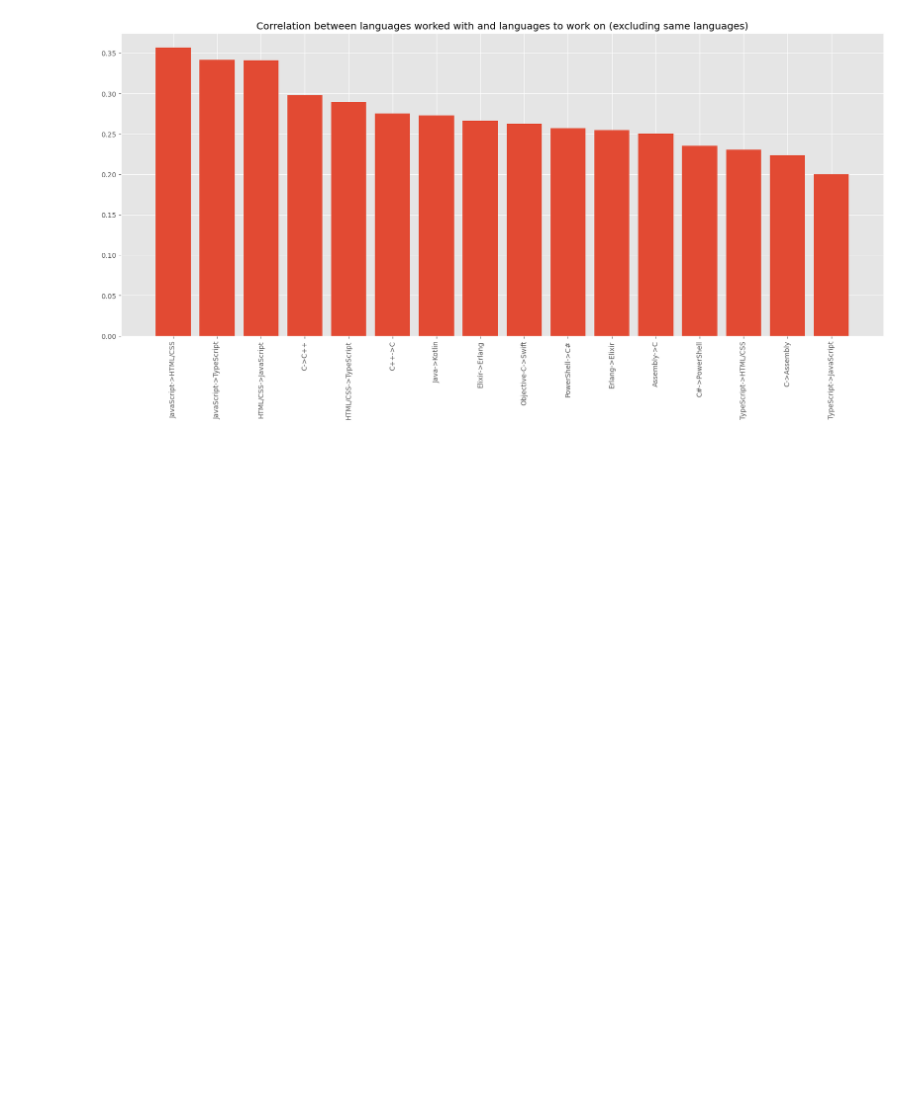
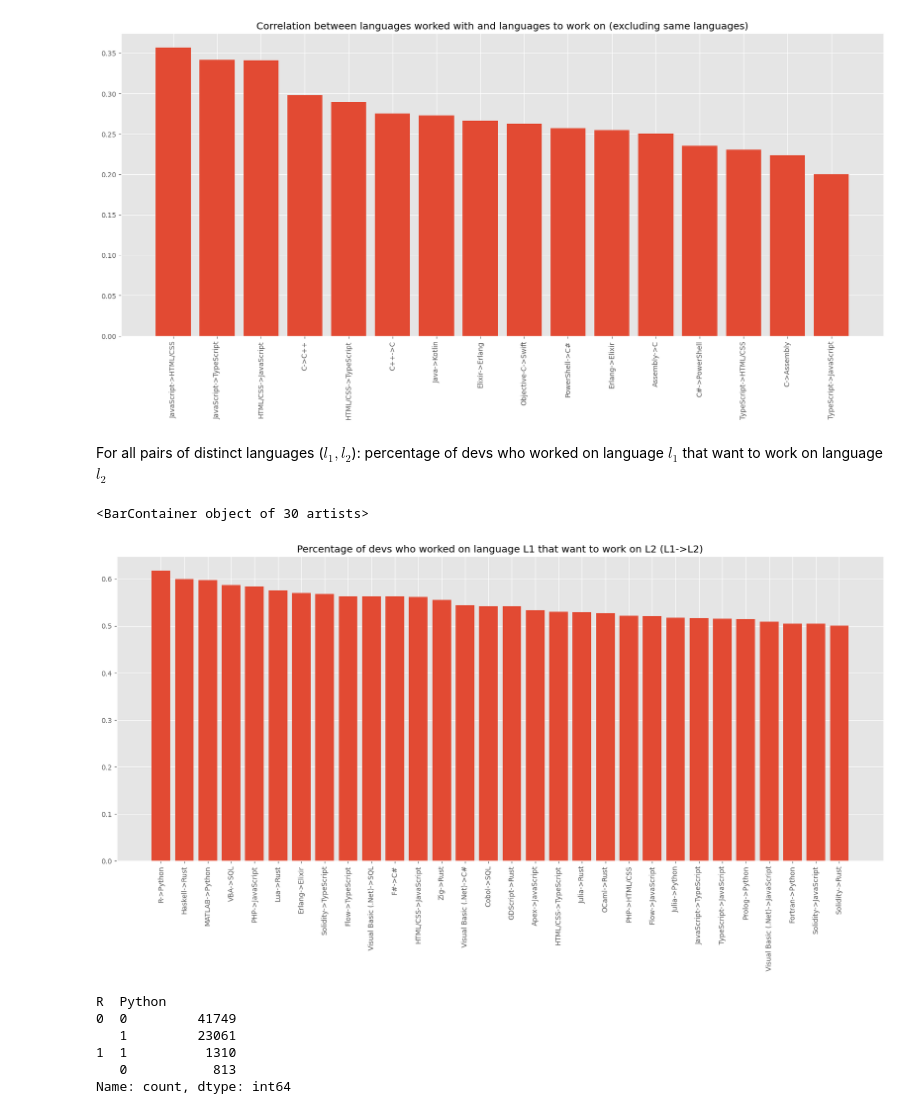
Before and after one commit to jimtoledo/Udacity-StackOverflow, a Jupyter notebook: StackOverflow2023.ipynb, the cells around one changed output. Cells and saved outputs as stored; diff of their text form; code cells hidden in the pictures; blank space fills up the shorter version.

```diff
--- a/StackOverflow2023.ipynb
+++ b/StackOverflow2023.ipynb
@@ -422,3 +459,45 @@ plt.bar(corrs.index, corrs)
 # %% [output]
 <BarContainer object of 16 artists>
 [figure]
+# %%
+#Plot bar graph of correlations > 0.2
+corrs = pd.Series()
+for l1 in languages.columns:
+    for l2 in languages_next.columns:
+        corr = np.corrcoef(languages[l1], languages_next[l2])[0][1]
+        if l1 != l2 and corr > 0.2:
+            corrs[f'{l1}->{l2}'] = corr
+corrs = corrs.sort_values(ascending=False)
+plt.figure(figsize=(20, 8))
+plt.xticks(rotation='vertical')
+plt.title('Correlation between languages worked with and languages to work on (excluding same languages)')
+plt.bar(corrs.index, corrs)
+# %% [markdown]
+For all pairs of distinct languages ($l_1, l_2$): percentage of devs who worked on language $l_1$ that want to work on language $l_2$
+# %%
+#Show percentage of users who want to work on different language next year from a language this year
+next_language_percents = pd.Series()
+for l1 in languages.columns:
+    for l2 in languages_next.columns:
+        if l1 != l2:
+            value_counts = pd.concat([languages[l1], languages_next[l2]], axis='columns').value_counts()
+            prop_next_year = value_counts[(1, 1)] / (value_counts[(1, 0)] + value_counts[(1, 1)]) #calculate percentage of devs who want to work on language l2 next year
+            if prop_next_year > 0.5 and value_counts[(1, 1)]:
+                next_language_percents[f'{l1}->{l2}'] = prop_next_year
+next_language_percents = next_language_percents.sort_values(ascending=False)
+plt.figure(figsize=(20, 8))
+plt.xticks(rotation='vertical')
+plt.title('Percentage of devs who worked on language L1 that want to work on L2 (L1->L2)')
+plt.bar(next_language_percents.index, next_language_percents)
+# %% [output]
+<BarContainer object of 30 artists>
+[figure, added]
+# %%
+pd.concat([languages['R'], languages_next['Python']], axis='columns').value_counts()
+# %% [output]
+R  Python
+0  0         41749
+   1         23061
+1  1          1310
+   0           813
+Name: count, dtype: int64
```
Also changed, not shown: parts of 7 cells of this notebook.
